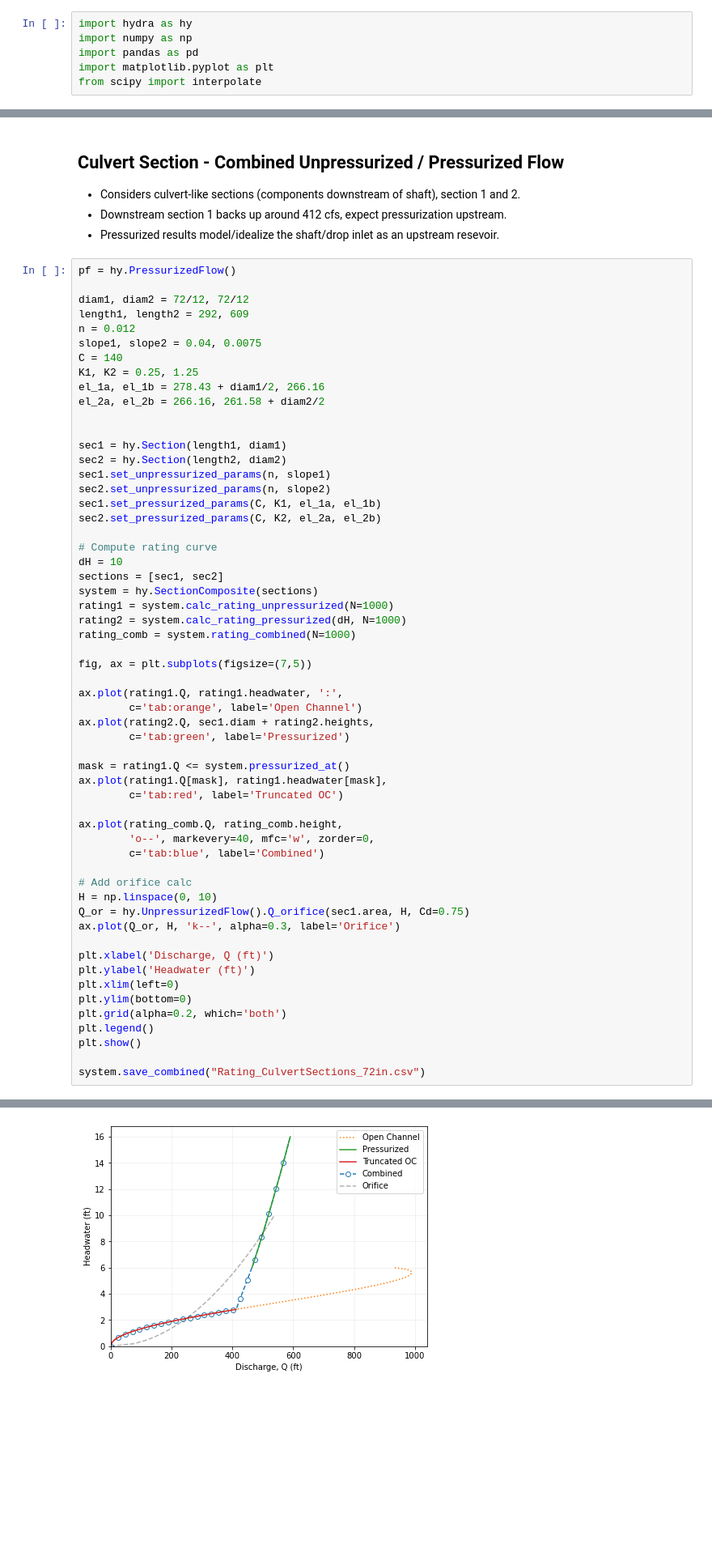
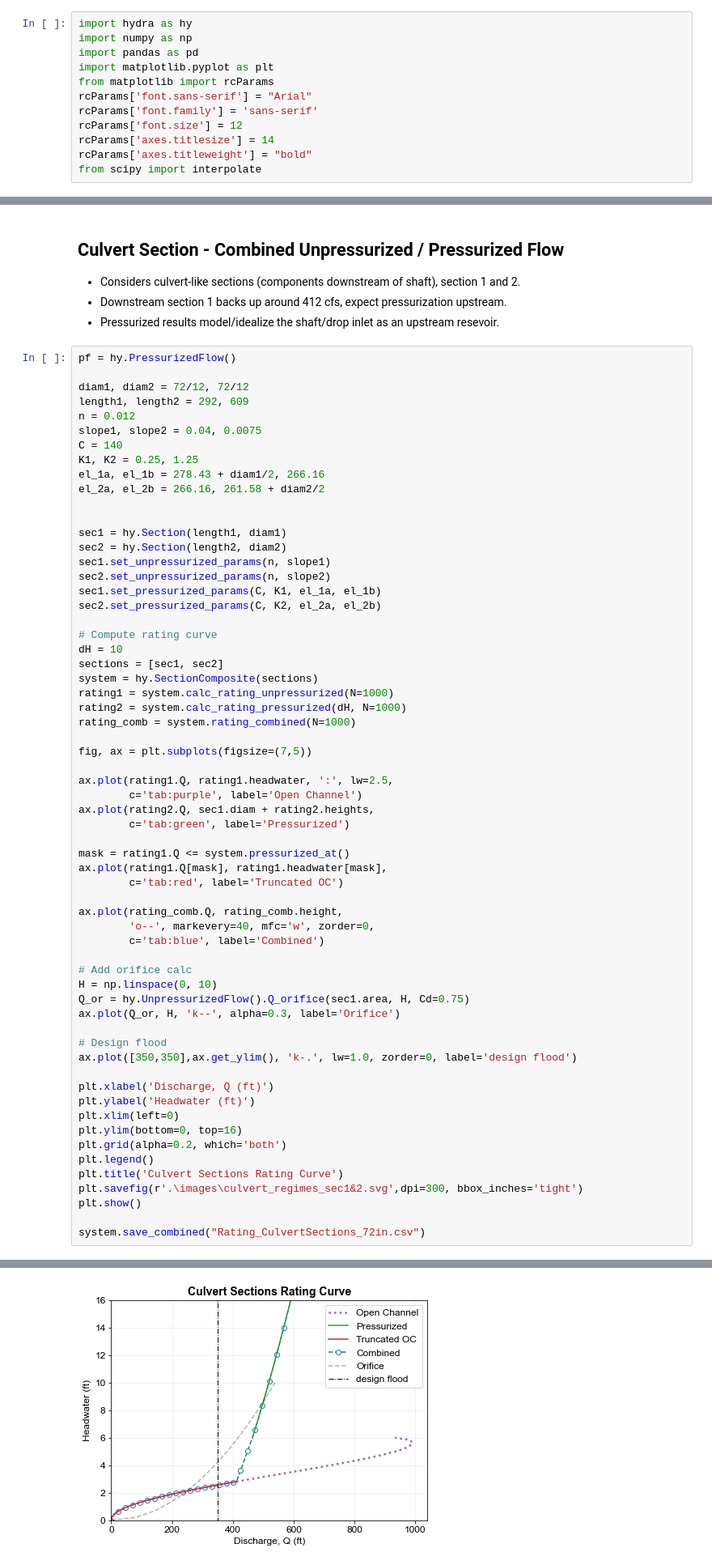
Before and after one commit to kckuei/outlet-hydraulics, a Jupyter notebook: OutletCalcs.ipynb, the cells around one changed output, grey strips where cells are left out. Shown at 81% size. Saved outputs shown, nothing was run; the diff lists cells and outputs as text; blank space fills up the shorter version.

```diff
--- a/OutletCalcs.ipynb
+++ b/OutletCalcs.ipynb
@@ -3,6 +3,12 @@ import hydra as hy
 import numpy as np
 import pandas as pd
 import matplotlib.pyplot as plt
+from matplotlib import rcParams
+rcParams['font.sans-serif'] = "Arial"
+rcParams['font.family'] = 'sans-serif'
+rcParams['font.size'] = 12
+rcParams['axes.titlesize'] = 14
+rcParams['axes.titleweight'] = "bold"
 from scipy import interpolate
 # %% [markdown]
 # Outlet Characterization
@@ -76,37 +83,42 @@ rating2 = system.calc_rating_pressurized(dH, N=1000)
 rating_comb = system.rating_combined(N=1000)
 
 fig, ax = plt.subplots(figsize=(7,5))
 
-ax.plot(rating1.Q, rating1.headwater, ':',
-        c='tab:orange', label='Open Channel')
+ax.plot(rating1.Q, rating1.headwater, ':', lw=2.5,
+        c='tab:purple', label='Open Channel')
 ax.plot(rating2.Q, sec1.diam + rating2.heights,
         c='tab:green', label='Pressurized')
 
 mask = rating1.Q <= system.pressurized_at()
 ax.plot(rating1.Q[mask], rating1.headwater[mask],
         c='tab:red', label='Truncated OC')
 
 ax.plot(rating_comb.Q, rating_comb.height,
         'o--', markevery=40, mfc='w', zorder=0,
         c='tab:blue', label='Combined')
 
 # Add orifice calc
 H = np.linspace(0, 10)
 Q_or = hy.UnpressurizedFlow().Q_orifice(sec1.area, H, Cd=0.75)
 ax.plot(Q_or, H, 'k--', alpha=0.3, label='Orifice')
 
+# Design flood
+ax.plot([350,350],ax.get_ylim(), 'k-.', lw=1.0, zorder=0, label='design flood')
+
 plt.xlabel('Discharge, Q (ft)')
 plt.ylabel('Headwater (ft)')
 plt.xlim(left=0)
-plt.ylim(bottom=0)
+plt.ylim(bottom=0, top=16)
 plt.grid(alpha=0.2, which='both')
 plt.legend()
+plt.title('Culvert Sections Rating Curve')
+plt.savefig(r'.\images\culvert_regimes_sec1&2.svg',dpi=300, bbox_inches='tight')
 plt.show()
 
 system.save_combined("Rating_CulvertSections_72in.csv")
 # %% [output]
 Pressurized at Qmax: 412 cfs
-[figure, old version]
+[figure, new version]
 # %% [markdown]
 ## Composite Weir / Shaft Spillway
 * Analyzing the weir, weir box, and shaft together as a composite, have adequate capacity for expected storm flow of 241 cfs.
```
Also changed, not shown: parts of 7 cells of this notebook, 8 other files.
